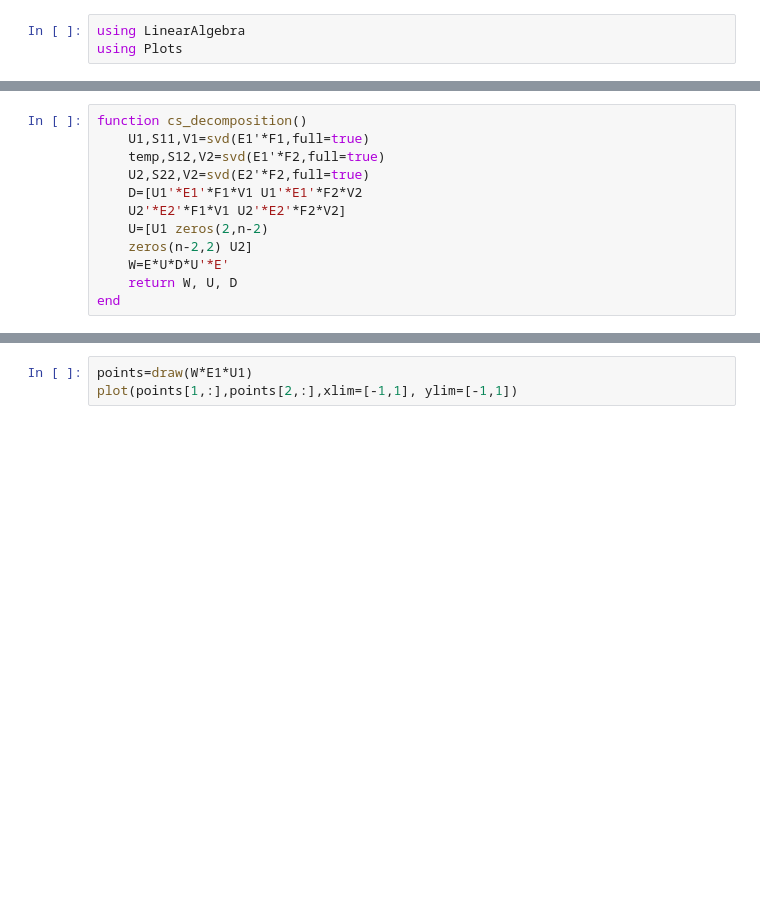
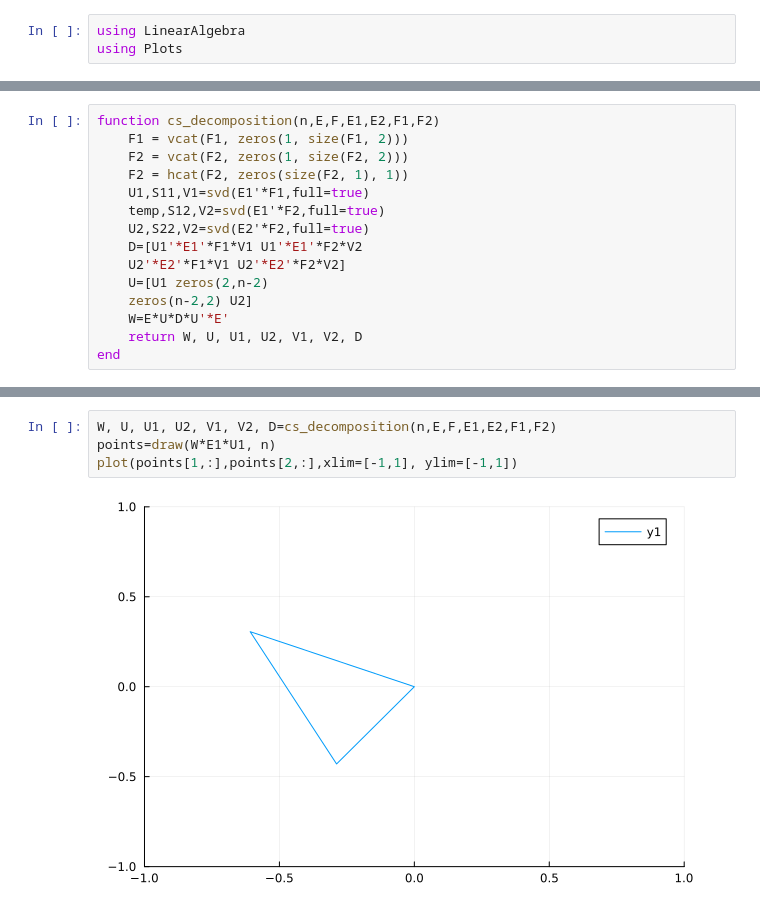
Before and after one commit to MDuqi/CSD-Polygons, a Jupyter notebook: Square_to_Triangle.ipynb, the cells around one changed output, grey strips where cells are left out. Cells and saved outputs as stored; diff of their text form; blank space fills up the shorter version.

```diff
--- a/Square_to_Triangle.ipynb
+++ b/Square_to_Triangle.ipynb
@@ -4,5 +17,8 @@ using Plots
 # %%
-function cs_decomposition()
+function cs_decomposition(n,E,F,E1,E2,F1,F2)
+    F1 = vcat(F1, zeros(1, size(F1, 2)))
+    F2 = vcat(F2, zeros(1, size(F2, 2)))
+    F2 = hcat(F2, zeros(size(F2, 1), 1))
     U1,S11,V1=svd(E1'*F1,full=true)
     temp,S12,V2=svd(E1'*F2,full=true)
     U2,S22,V2=svd(E2'*F2,full=true)
@@ -11,5 +27,5 @@ function cs_decomposition()
     U=[U1 zeros(2,n-2)
     zeros(n-2,2) U2]
     W=E*U*D*U'*E'
-    return W, U, D
+    return W, U, U1, U2, V1, V2, D
 end
@@ -38,3 +67,6 @@ plot(points[1,:],points[2,:],xlim=[-1,1], ylim=[-1,1])
 # %%
-points=draw(W*E1*U1)
+W, U, U1, U2, V1, V2, D=cs_decomposition(n,E,F,E1,E2,F1,F2)
+points=draw(W*E1*U1, n)
 plot(points[1,:],points[2,:],xlim=[-1,1], ylim=[-1,1])
+# %% [output]
+[figure, added]
```
Also changed, not shown: parts of 6 cells of this notebook.
